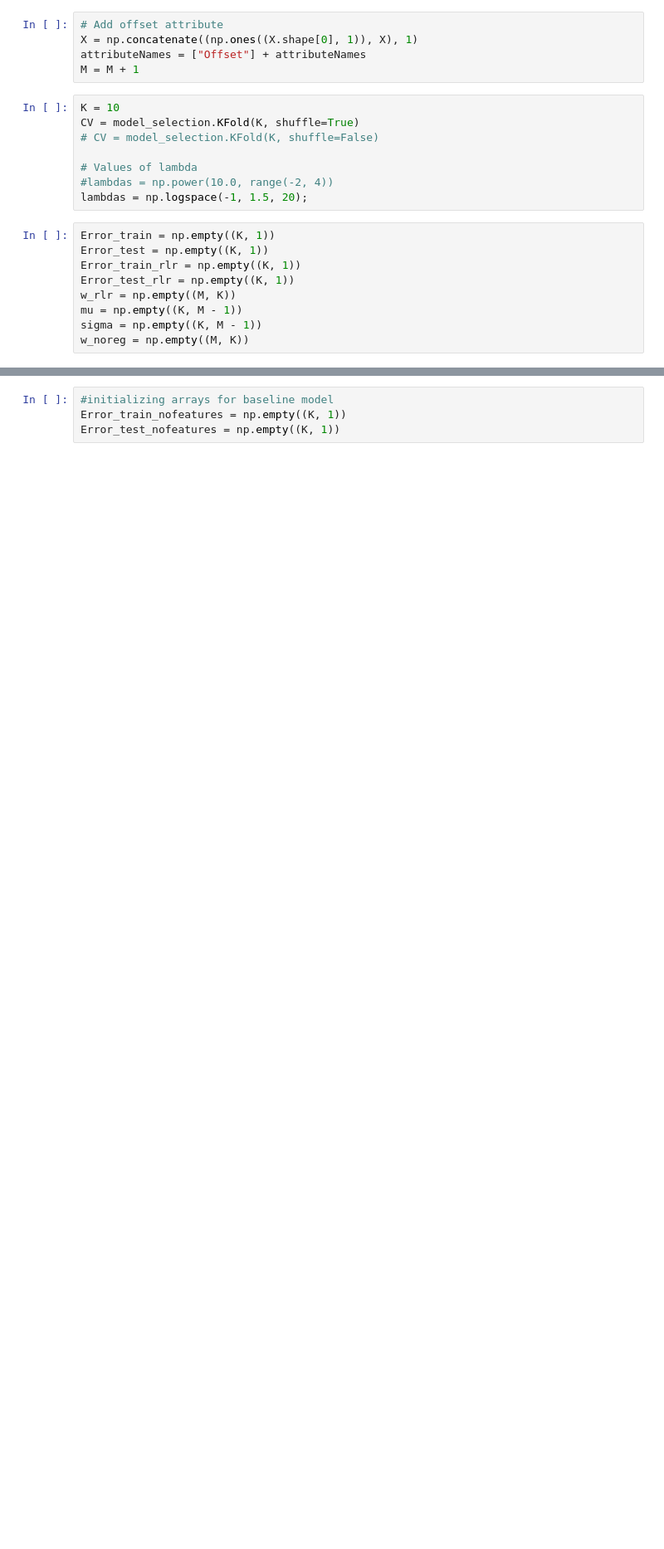
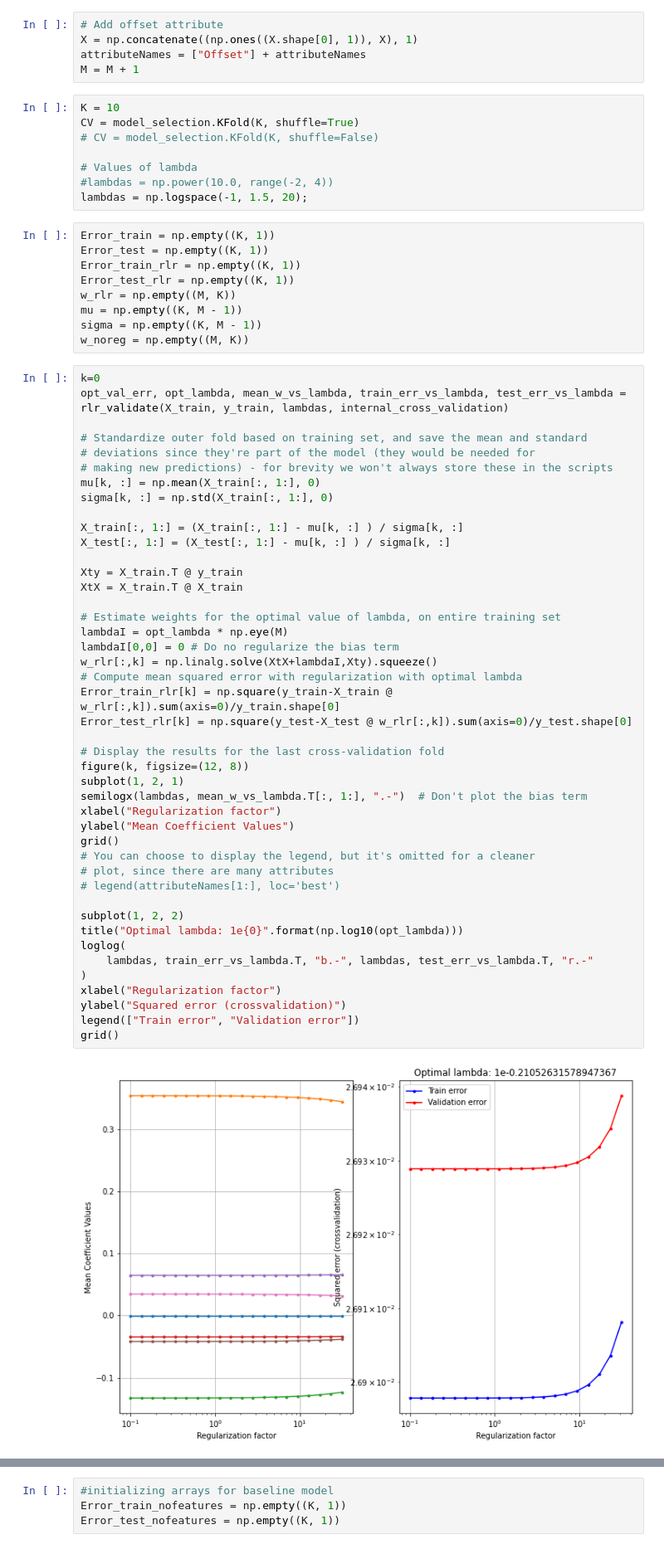
Before and after one commit to nickxir12/Machine_Learning_Projects, a Jupyter notebook: Project2/Code/MachineLearningProject2.ipynb, the cells around one changed output, grey strips where cells are left out. Shown: that part at 83% size. Cells and saved outputs as stored; diff of their text form; blank space fills up the shorter version.

```diff
--- a/Project2/Code/MachineLearningProject2.ipynb
+++ b/Project2/Code/MachineLearningProject2.ipynb
@@ -130,3 +130,49 @@ w_rlr = np.empty((M, K))
 mu = np.empty((K, M - 1))
 sigma = np.empty((K, M - 1))
 w_noreg = np.empty((M, K))
+# %%
+k=0
+opt_val_err, opt_lambda, mean_w_vs_lambda, train_err_vs_lambda, test_err_vs_lambda = rlr_validate(X_train, y_train, lambdas, internal_cross_validation)
+
+# Standardize outer fold based on training set, and save the mean and standard
+# deviations since they're part of the model (they would be needed for
+# making new predictions) - for brevity we won't always store these in the scripts
+mu[k, :] = np.mean(X_train[:, 1:], 0)
+sigma[k, :] = np.std(X_train[:, 1:], 0)
+
+X_train[:, 1:] = (X_train[:, 1:] - mu[k, :] ) / sigma[k, :]
+X_test[:, 1:] = (X_test[:, 1:] - mu[k, :] ) / sigma[k, :]
+
+Xty = X_train.T @ y_train
+XtX = X_train.T @ X_train
+
+# Estimate weights for the optimal value of lambda, on entire training set
+lambdaI = opt_lambda * np.eye(M)
+lambdaI[0,0] = 0 # Do no regularize the bias term
+w_rlr[:,k] = np.linalg.solve(XtX+lambdaI,Xty).squeeze()
+# Compute mean squared error with regularization with optimal lambda
+Error_train_rlr[k] = np.square(y_train-X_train @ w_rlr[:,k]).sum(axis=0)/y_train.shape[0]
+Error_test_rlr[k] = np.square(y_test-X_test @ w_rlr[:,k]).sum(axis=0)/y_test.shape[0]
+
+# Display the results for the last cross-validation fold
+figure(k, figsize=(12, 8))
+subplot(1, 2, 1)
+semilogx(lambdas, mean_w_vs_lambda.T[:, 1:], ".-")  # Don't plot the bias term
+xlabel("Regularization factor")
+ylabel("Mean Coefficient Values")
+grid()
+# You can choose to display the legend, but it's omitted for a cleaner
+# plot, since there are many attributes
+# legend(attributeNames[1:], loc='best')
+
+subplot(1, 2, 2)
+title("Optimal lambda: 1e{0}".format(np.log10(opt_lambda)))
+loglog(
+    lambdas, train_err_vs_lambda.T, "b.-", lambdas, test_err_vs_lambda.T, "r.-"
+)
+xlabel("Regularization factor")
+ylabel("Squared error (crossvalidation)")
+legend(["Train error", "Validation error"])
+grid()
+# %% [output]
+[figure, added]
```
Also changed, not shown: parts of 9 cells of this notebook.
